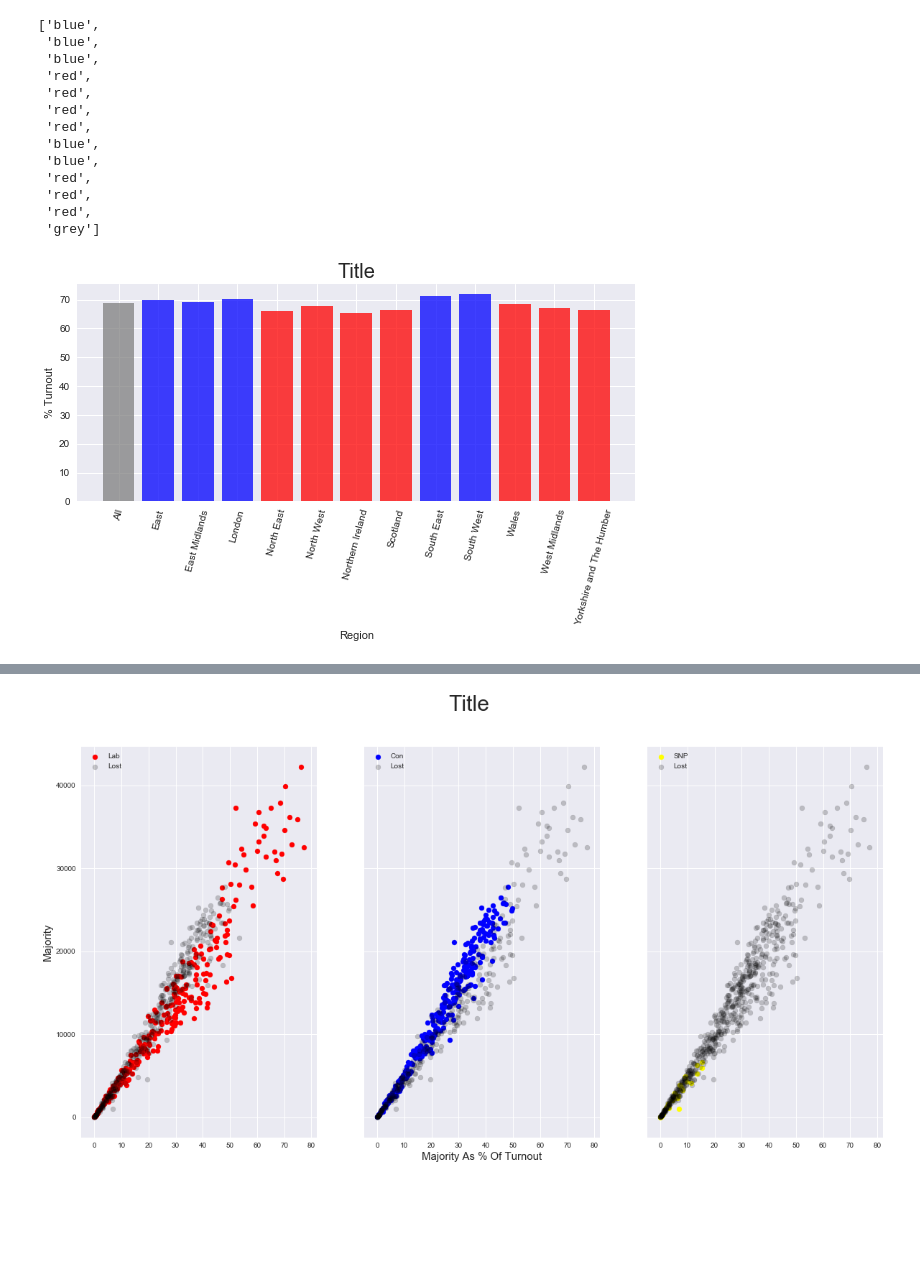
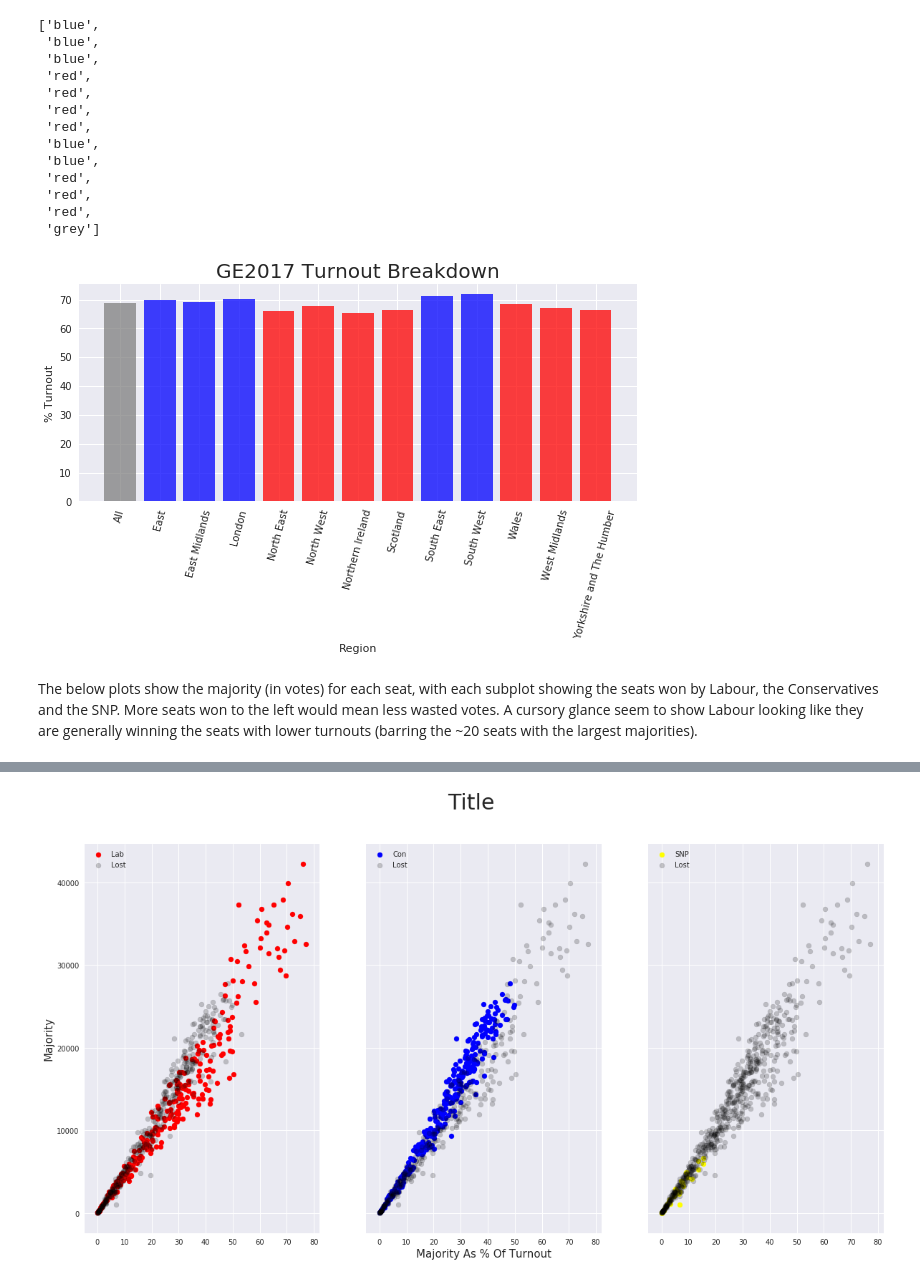
Before and after one commit to madden1706/GE2017, a Jupyter notebook: GE2017_2.ipynb, the cells around one changed output, grey strips where cells are left out. Cells and saved outputs as stored; diff of their text form; code cells hidden in the pictures; blank space fills up the shorter version.

Commit message:
Added info in markdown about the plots.

```diff
--- a/GE2017_2.ipynb
+++ b/GE2017_2.ipynb
@@ -169,13 +182,15 @@ turnout_colours
 # %%
 fig, ax = plt.subplots(figsize=(10 ,4))
 ax.bar(region_totals_valid.index, height=region_totals_valid["turnout"], color= turnout_colours, alpha=0.75)
 ax.set_xlabel("Region")
 ax.set_ylabel("% Turnout")
-ax.set_title("Title", size=20)
+ax.set_title("GE2017 Turnout Breakdown", size=20)
 
 ax.tick_params(axis='x', rotation=75)
 # %% [output]
-[figure, old version]
+[figure, new version]
+# %% [markdown]
+The below plots show the majority (in votes) for each seat, with each subplot showing the seats won by Labour, the Conservatives and the SNP. More seats won to the left would mean less wasted votes. A cursory glance seem to show Labour looking like they are generally winning the seats with lower turnouts (barring the ~20 seats with the largest majorities).
 # %%
 GE17["turnout"] = GE17["valid_votes"]/GE17["electorate"]*100
 
```
Also changed, not shown: parts of 28 cells of this notebook.
